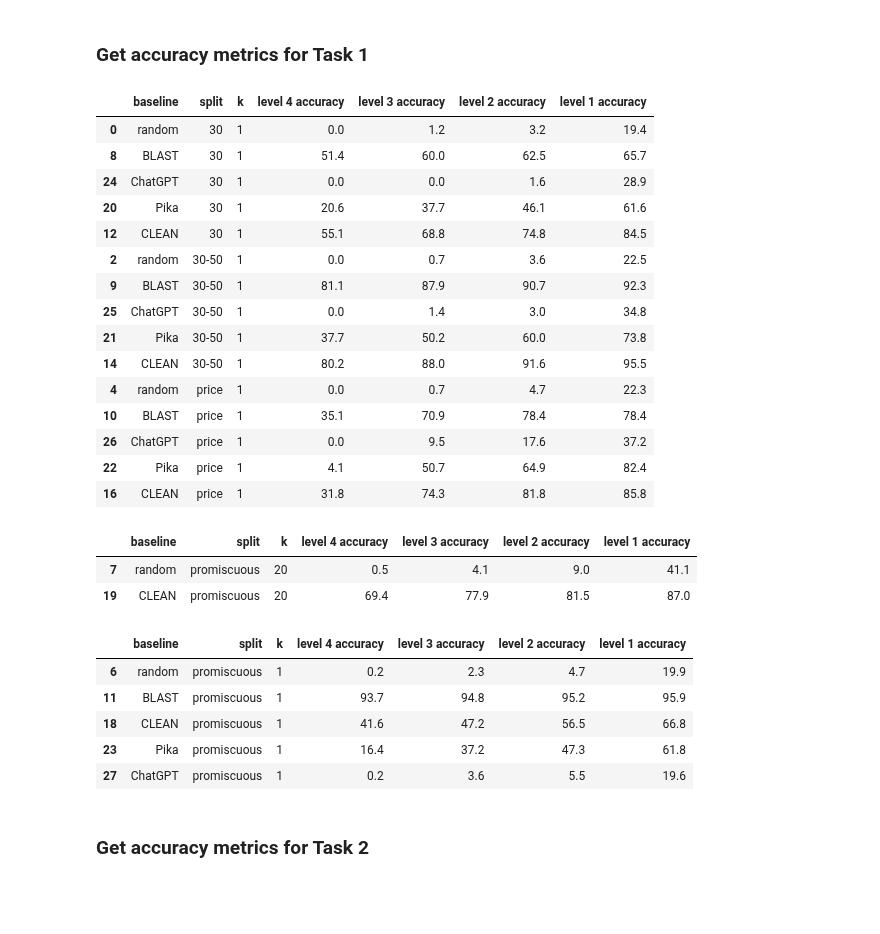
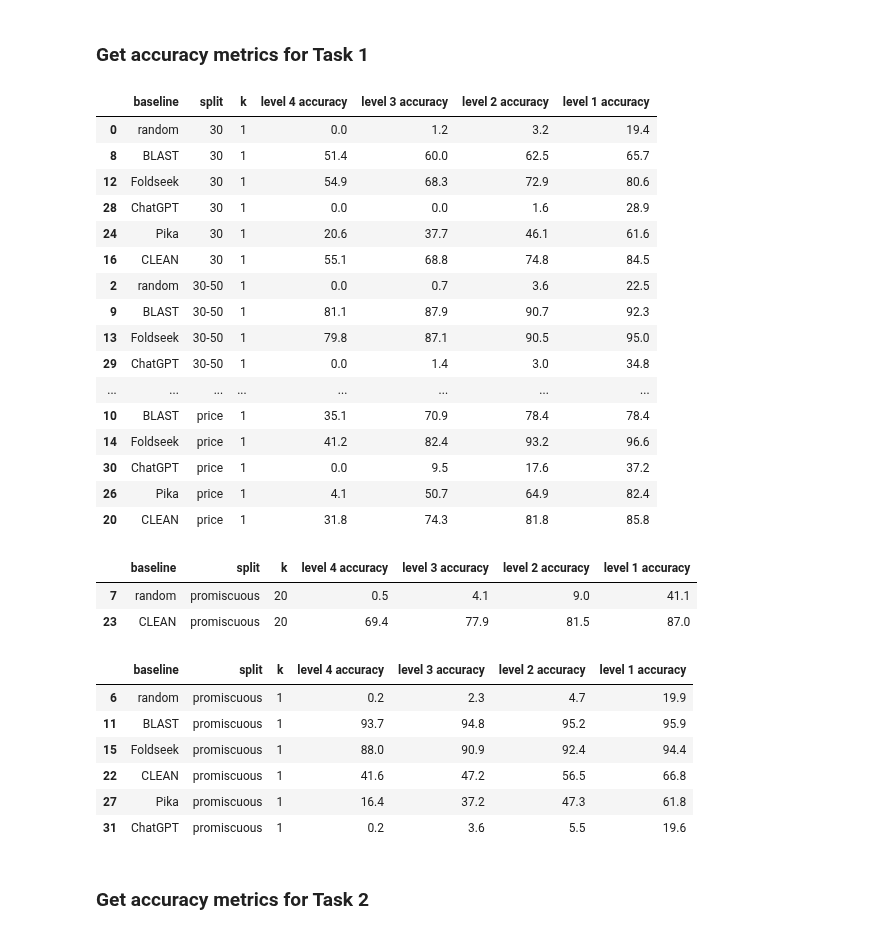
Before and after one commit to jsunn-y/CARE, a Jupyter notebook: performance_evaluation.ipynb, the cells around one changed output. Cells and saved outputs as stored; diff of their text form; code cells hidden in the pictures; blank space fills up the shorter version.

Commit message:
adding foldseek baselines

```diff
--- a/performance_evaluation.ipynb
+++ b/performance_evaluation.ipynb
@@ -95,7 +95,7 @@ def get_results(task):
 
     if task == 'task1':
         #baselines = ['random', 'BLAST', 'ChatGPT', 'ProteInfer',  'CLEAN']
-        baselines = ['random', 'BLAST', 'CLEAN', 'Pika', 'ChatGPT'] #'random', 'BLAST', 'CLEAN', 'Pika', 'ChatGPT'
+        baselines = ['random', 'BLAST', 'Foldseek', 'CLEAN', 'Pika', 'ChatGPT'] #'random', 'BLAST', 'CLEAN', 'Pika', 'ChatGPT'
         splits = ['30', '30-50', 'price', 'promiscuous'] #['30', '30-50', 'price', 'promiscuous']
         modality = 'protein'
     else:
@@ -116,7 +116,7 @@ def get_results(task):
             #print(query_df)
 
             #change this line if you have fewer rankings available
-            if baseline == 'Pika' or baseline == 'BLAST' or "ChatGPT" in baseline:
+            if baseline == 'Pika' or baseline in ['BLAST',' Foldseek'] or "ChatGPT" in baseline:
                 k_list = [1]
             elif task == 'task1':
                 if baseline == 'CLEAN' or baseline == 'random':
@@ -128,7 +128,7 @@ def get_results(task):
                 #collapse columns 0:3 into a single column list
                 query_df['predicted ECs'] = query_df.iloc[:, num_cols:num_cols+k].values.tolist()
                 #for each entry in the list, split out entries that contain ';'
-                if baseline == 'BLAST':
+                if baseline == 'BLAST' or baseline == 'Foldseek':
                     query_df['predicted ECs'] = query_df['predicted ECs'].apply(lambda x: expand_list(x))
                 elif baseline == 'Pika' or "ChatGPT" in baseline:
                     query_df['predicted ECs'] = query_df['predicted ECs'].apply(lambda x: expand_list(x, on=','))
@@ -170,41 +170,43 @@ warnings.filterwarnings("ignore")
 # %%
 results = get_results('task1')
 # %%
-results['baseline'] = pd.Categorical(results['baseline'], ['random', 'BLAST', 'ChatGPT', 'Pika', 'CLEAN'])
+results['baseline'] = pd.Categorical(results['baseline'], ['random', 'BLAST', 'Foldseek', 'ChatGPT', 'Pika', 'CLEAN'])
 results
 results[results['k'] == 1].sort_values(by=['split', 'baseline'])[results['split'] != 'promiscuous']
 # %% [output]
 |  | baseline | split | k | level 4 accuracy | level 3 accuracy | level 2 accuracy | level 1 accuracy |
 | 0 | random | 30 | 1 | 0.0 | 1.2 | 3.2 | 19.4 |
 | 8 | BLAST | 30 | 1 | 51.4 | 60.0 | 62.5 | 65.7 |
-| 24 | ChatGPT | 30 | 1 | 0.0 | 0.0 | 1.6 | 28.9 |
-| 20 | Pika | 30 | 1 | 20.6 | 37.7 | 46.1 | 61.6 |
-| 12 | CLEAN | 30 | 1 | 55.1 | 68.8 | 74.8 | 84.5 |
+| 12 | Foldseek | 30 | 1 | 54.9 | 68.3 | 72.9 | 80.6 |
+| 28 | ChatGPT | 30 | 1 | 0.0 | 0.0 | 1.6 | 28.9 |
+| 24 | Pika | 30 | 1 | 20.6 | 37.7 | 46.1 | 61.6 |
+| 16 | CLEAN | 30 | 1 | 55.1 | 68.8 | 74.8 | 84.5 |
 | 2 | random | 30-50 | 1 | 0.0 | 0.7 | 3.6 | 22.5 |
 | 9 | BLAST | 30-50 | 1 | 81.1 | 87.9 | 90.7 | 92.3 |
-| 25 | ChatGPT | 30-50 | 1 | 0.0 | 1.4 | 3.0 | 34.8 |
-| 21 | Pika | 30-50 | 1 | 37.7 | 50.2 | 60.0 | 73.8 |
-| 14 | CLEAN | 30-50 | 1 | 80.2 | 88.0 | 91.6 | 95.5 |
-| 4 | random | price | 1 | 0.0 | 0.7 | 4.7 | 22.3 |
+| 13 | Foldseek | 30-50 | 1 | 79.8 | 87.1 | 90.5 | 95.0 |
+| 29 | ChatGPT | 30-50 | 1 | 0.0 | 1.4 | 3.0 | 34.8 |
+| ... | ... | ... | ... | ... | ... | ... | ... |
 | 10 | BLAST | price | 1 | 35.1 | 70.9 | 78.4 | 78.4 |
-| 26 | ChatGPT | price | 1 | 0.0 | 9.5 | 17.6 | 37.2 |
-| 22 | Pika | price | 1 | 4.1 | 50.7 | 64.9 | 82.4 |
-| 16 | CLEAN | price | 1 | 31.8 | 74.3 | 81.8 | 85.8 |
+| 14 | Foldseek | price | 1 | 41.2 | 82.4 | 93.2 | 96.6 |
+| 30 | ChatGPT | price | 1 | 0.0 | 9.5 | 17.6 | 37.2 |
+| 26 | Pika | price | 1 | 4.1 | 50.7 | 64.9 | 82.4 |
+| 20 | CLEAN | price | 1 | 31.8 | 74.3 | 81.8 | 85.8 |
 # %%
 results[results['k'] == 20][results['split'] == 'promiscuous']
 # %% [output]
 |  | baseline | split | k | level 4 accuracy | level 3 accuracy | level 2 accuracy | level 1 accuracy |
 | 7 | random | promiscuous | 20 | 0.5 | 4.1 | 9.0 | 41.1 |
-| 19 | CLEAN | promiscuous | 20 | 69.4 | 77.9 | 81.5 | 87.0 |
+| 23 | CLEAN | promiscuous | 20 | 69.4 | 77.9 | 81.5 | 87.0 |
 # %%
 results[results['k'] == 1][results['split'] == 'promiscuous']
 # %% [output]
 |  | baseline | split | k | level 4 accuracy | level 3 accuracy | level 2 accuracy | level 1 accuracy |
 | 6 | random | promiscuous | 1 | 0.2 | 2.3 | 4.7 | 19.9 |
 | 11 | BLAST | promiscuous | 1 | 93.7 | 94.8 | 95.2 | 95.9 |
-| 18 | CLEAN | promiscuous | 1 | 41.6 | 47.2 | 56.5 | 66.8 |
-| 23 | Pika | promiscuous | 1 | 16.4 | 37.2 | 47.3 | 61.8 |
-| 27 | ChatGPT | promiscuous | 1 | 0.2 | 3.6 | 5.5 | 19.6 |
+| 15 | Foldseek | promiscuous | 1 | 88.0 | 90.9 | 92.4 | 94.4 |
+| 22 | CLEAN | promiscuous | 1 | 41.6 | 47.2 | 56.5 | 66.8 |
+| 27 | Pika | promiscuous | 1 | 16.4 | 37.2 | 47.3 | 61.8 |
+| 31 | ChatGPT | promiscuous | 1 | 0.2 | 3.6 | 5.5 | 19.6 |
 # %% [markdown]
 ### Get accuracy metrics for Task 2
 # %%
```
Also changed, not shown: 6 other files.
